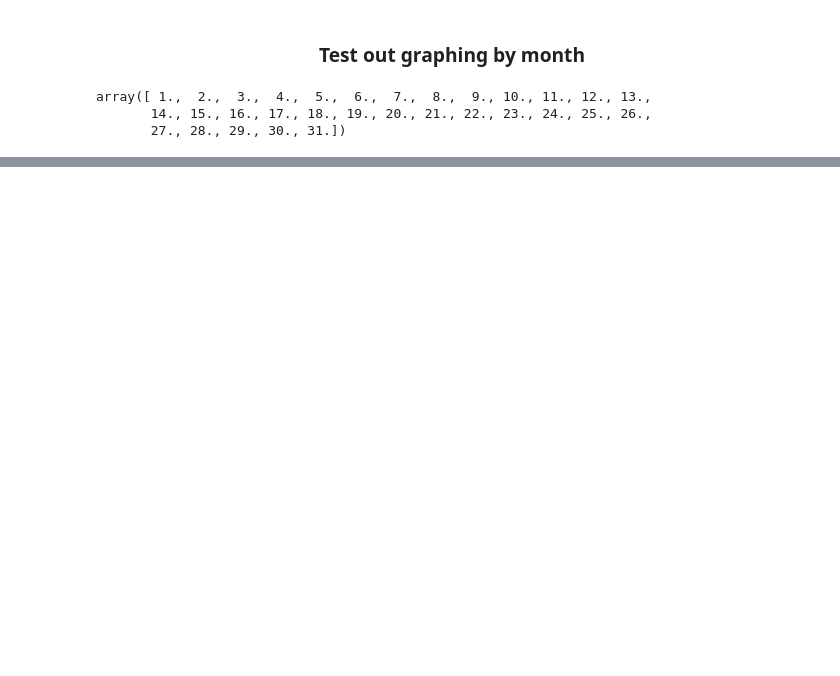
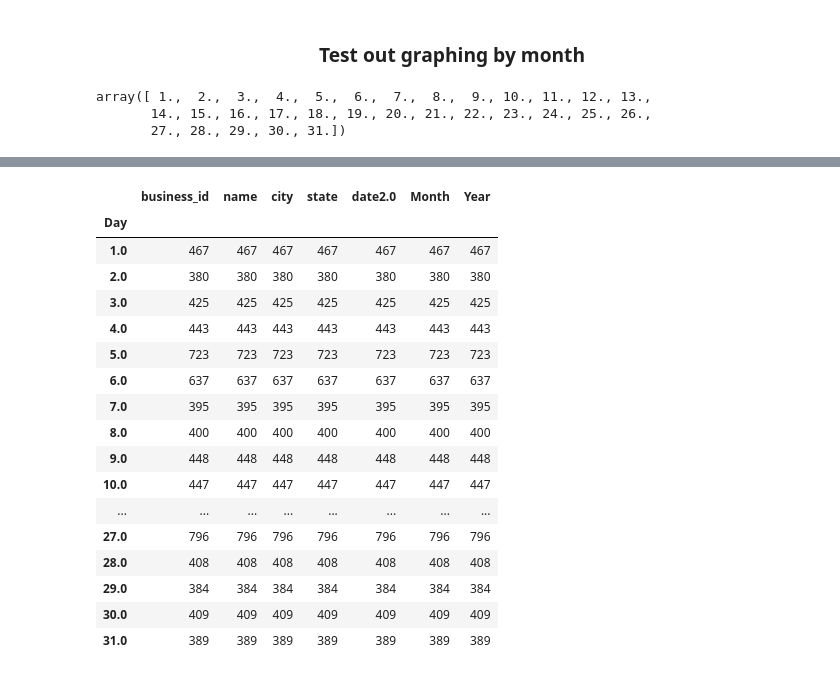
Before and after one commit to egitit/Yelp_Business_Check-ins_and_The-Weather, a Jupyter notebook: yelp_checkin_eda.ipynb, the cells around one changed output, grey strips where cells are left out. Saved outputs shown, nothing was run; the diff lists cells and outputs as text; code cells hidden in the pictures; blank space fills up the shorter version.

```diff
--- a/yelp_checkin_eda.ipynb
+++ b/yelp_checkin_eda.ipynb
@@ -359,0 +337,21 @@ ax.plot(rest_per_day_jan(checkins_2019),color='r')
+# %%
+jan_checkins_2019.groupby('Day').count()
+# %% [output]
+|  | business_id | name | city | state | date2.0 | Month | Year |
+| Day |  |  |  |  |  |  |  |
+| 1.0 | 467 | 467 | 467 | 467 | 467 | 467 | 467 |
+| 2.0 | 380 | 380 | 380 | 380 | 380 | 380 | 380 |
+| 3.0 | 425 | 425 | 425 | 425 | 425 | 425 | 425 |
+| 4.0 | 443 | 443 | 443 | 443 | 443 | 443 | 443 |
+| 5.0 | 723 | 723 | 723 | 723 | 723 | 723 | 723 |
+| 6.0 | 637 | 637 | 637 | 637 | 637 | 637 | 637 |
+| 7.0 | 395 | 395 | 395 | 395 | 395 | 395 | 395 |
+| 8.0 | 400 | 400 | 400 | 400 | 400 | 400 | 400 |
+| 9.0 | 448 | 448 | 448 | 448 | 448 | 448 | 448 |
+| 10.0 | 447 | 447 | 447 | 447 | 447 | 447 | 447 |
+| ... | ... | ... | ... | ... | ... | ... | ... |
+| 27.0 | 796 | 796 | 796 | 796 | 796 | 796 | 796 |
+| 28.0 | 408 | 408 | 408 | 408 | 408 | 408 | 408 |
+| 29.0 | 384 | 384 | 384 | 384 | 384 | 384 | 384 |
+| 30.0 | 409 | 409 | 409 | 409 | 409 | 409 | 409 |
+| 31.0 | 389 | 389 | 389 | 389 | 389 | 389 | 389 |
```
Also changed, not shown: parts of 16 cells of this notebook, 1 other file.
